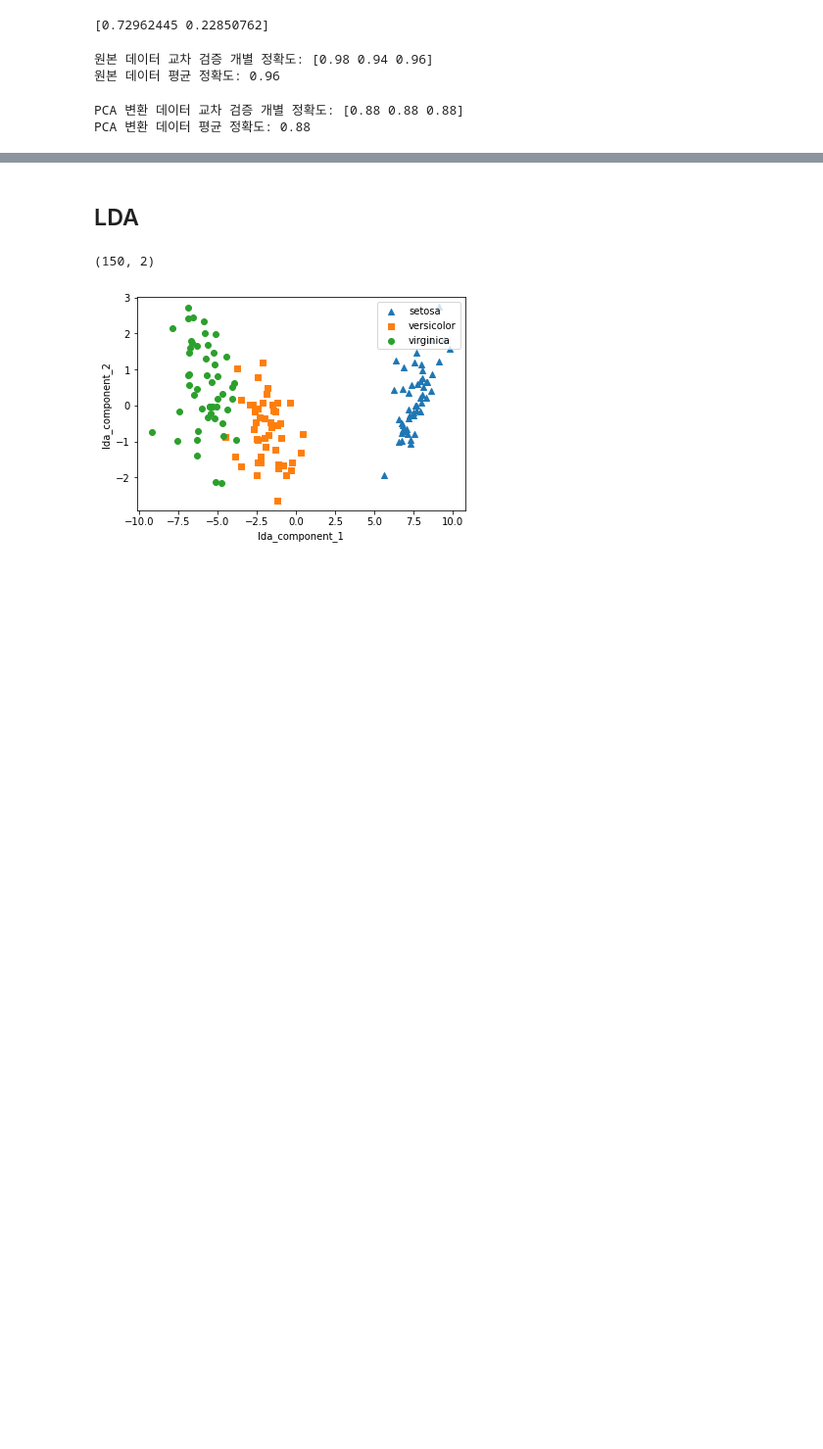
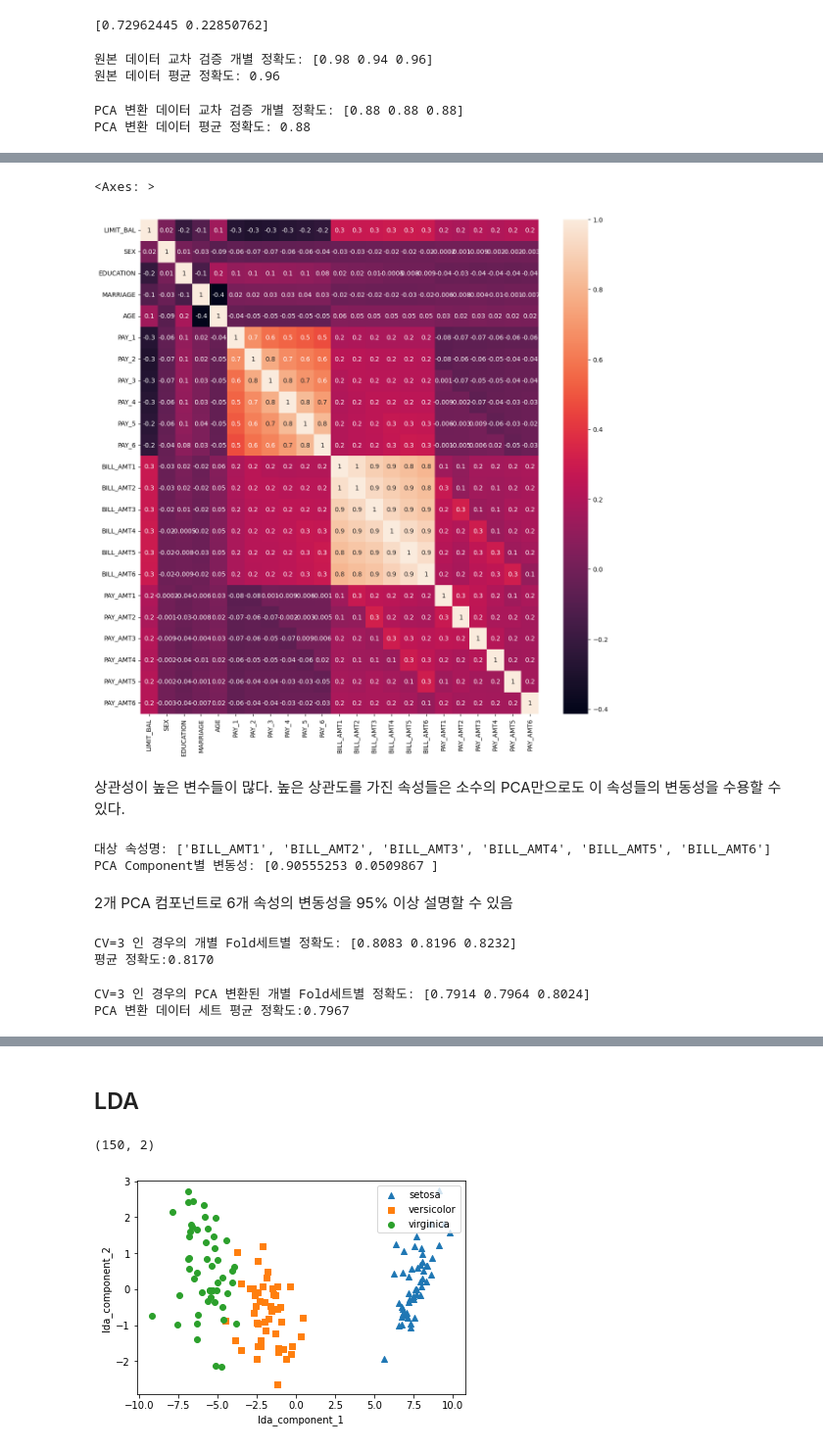
Before and after one commit to GyeeunJeong/Hands-on-ML, a Jupyter notebook: 파이썬머신러닝완벽가이드/ch6_1_차원축소.ipynb, the cells around one changed output, grey strips where cells are left out. Shown at 98% size. Drawn from its saved outputs; the diff is of its cells as text; code cells hidden in the pictures; blank space fills up the shorter version.

```diff
--- a/파이썬머신러닝완벽가이드/ch6_1_차원축소.ipynb
+++ b/파이썬머신러닝완벽가이드/ch6_1_차원축소.ipynb
@@ -101,0 +115,10 @@ PCA 변환 데이터 평균 정확도: 0.88
+# %%
+# https://archive.ics.uci.edu/ml/machine-learning-databases/00350/
+# 신용카드 고객 데이터 세트
+Path = '/content/Books/파이썬머신러닝완벽가이드/data'
+
+import pandas as pd
+
+df = pd.read_excel(f'{Path}/pca_credit_card.xls', header=1, sheet_name='Data').iloc[0:, 1:]
+print(df.shape)
+df.head(3)
@@ -101,0 +132,69 @@ PCA 변환 데이터 평균 정확도: 0.88
+# %%
+df.rename(columns={'PAY_0':'PAY_1', 'default payment next month':'default'}, inplace=True)
+y_target = df['default']
+X_features = df.drop('default', axis=1)
+# %%
+import seaborn as sns
+import matplotlib.pyplot as plt
+%matplotlib inline
+
+corr = X_features.corr()
+plt.figure(figsize=(14,14))
+sns.heatmap(corr, annot=True, fmt='.1g')
+# %% [output]
+<Axes: >
+[figure, added]
+# %% [markdown]
+상관성이 높은 변수들이 많다. 높은 상관도를 가진 속성들은 소수의 PCA만으로도 이 속성들의 변동성을 수용할 수 있다.
+# %%
+from sklearn.decomposition import PCA
+from sklearn.preprocessing import StandardScaler
+
+# BILL_AMT1 ~ BILL_AMT6까지 6개의 속성명 생성
+cols_bill = ['BILL_AMT'+str(i) for i in range(1, 7)]
+print('대상 속성명:', cols_bill)
+
+# 2개의 PCA 속성을 가진 PCA 객체 생성하고
+# explained_variance_ratio_ 계산을 위해 fit() 호출
+scaler = StandardScaler()
+df_cols_scaled = scaler.fit_transform(X_features[cols_bill])
+pca = PCA(n_components=2)
+pca.fit(df_cols_scaled)
+print('PCA Component별 변동성:', pca.explained_variance_ratio_)
+# %% [output]
+대상 속성명: ['BILL_AMT1', 'BILL_AMT2', 'BILL_AMT3', 'BILL_AMT4', 'BILL_AMT5', 'BILL_AMT6']
+PCA Component별 변동성: [0.90555253 0.0509867 ]
+# %% [markdown]
+2개 PCA 컴포넌트로 6개 속성의 변동성을 95% 이상 설명할 수 있음
+# %%
+# 원본과 PCA 데이터 세트 결과 비교
+import numpy as np
+from sklearn.ensemble import RandomForestClassifier
+from sklearn.model_selection import cross_val_score
+
+rcf = RandomForestClassifier(n_estimators=300, random_state=156)
+scores = cross_val_score(rcf, X_features, y_target, scoring='accuracy', cv=3)
+
+print('CV=3 인 경우의 개별 Fold세트별 정확도:', scores)
+print('평균 정확도:{0:.4f}'.format(np.mean(scores)))
+# %% [output]
+CV=3 인 경우의 개별 Fold세트별 정확도: [0.8083 0.8196 0.8232]
+평균 정확도:0.8170
+# %%
+from sklearn.decomposition import PCA
+from sklearn.preprocessing import StandardScaler
+
+# 원본에 스케일링 적용
+scaler = StandardScaler()
+df_scaled = scaler.fit_transform(X_features)
+
+# 6개의 컴포넌트를 가진 PCA 변환 수행하고 분류 예측
+pca = PCA(n_components=6)
+df_pca = pca.fit_transform(df_scaled)
+scores_pca = cross_val_score(rcf, df_pca, y_target, scoring='accuracy', cv=3)
+
+print('CV=3 인 경우의 PCA 변환된 개별 Fold세트별 정확도:', scores_pca)
+print('PCA 변환 데이터 세트 평균 정확도:{0:.4f}'.format(np.mean(scores_pca)))
+# %% [output]
+CV=3 인 경우의 PCA 변환된 개별 Fold세트별 정확도: [0.7914 0.7964 0.8024]
+PCA 변환 데이터 세트 평균 정확도:0.7967
```
Also changed, not shown: parts of 4 cells of this notebook.
